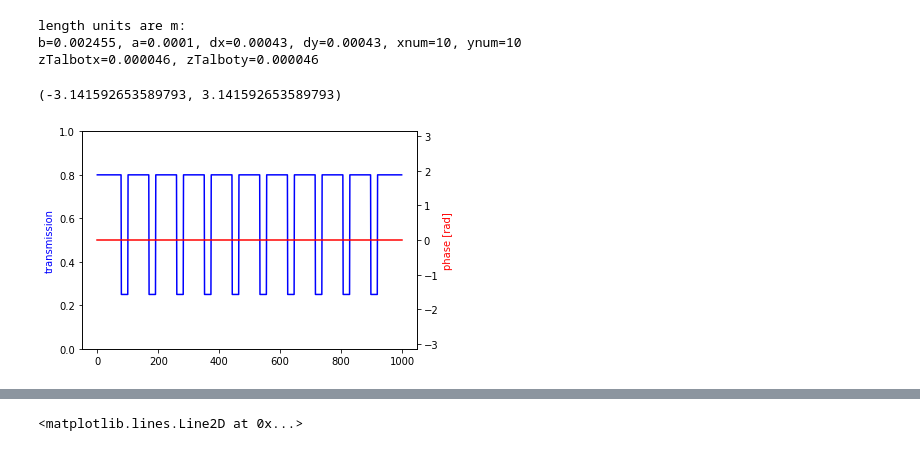
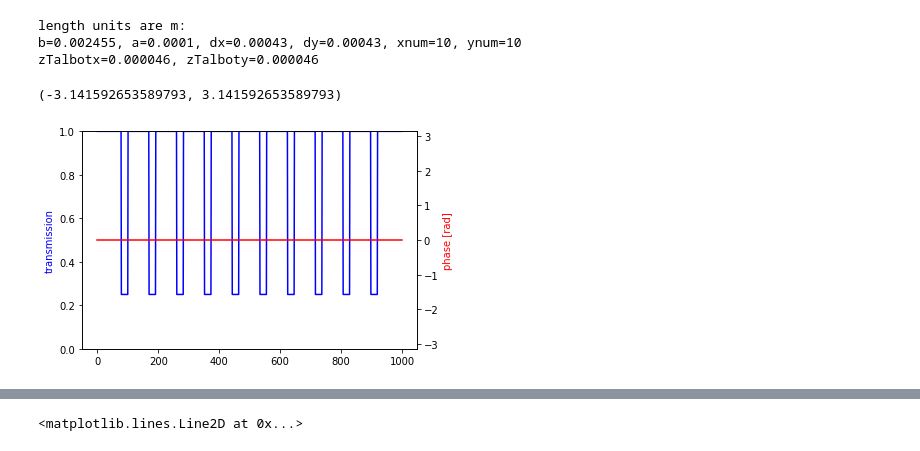
Before and after one commit to prhuft/fourier-optics, a Jupyter notebook: gba/axial_slice.ipynb, the cells around one changed output, grey strips where cells are left out. Drawn from its saved outputs; the diff is of its cells as text; code cells hidden in the pictures.

```diff
--- a/gba/axial_slice.ipynb
+++ b/gba/axial_slice.ipynb
@@ -83,31 +83,31 @@ zTalbotx=0.000046, zTalboty=0.000046
 # %%
 ## create a mask that induces a phase difference between spots and background
 
 pts = 1000
 phi_std=None # [rad]
 pos_std=None
 r_aper = .75 # aperture reflectivity
-t_plate = 0.8 # plate transmissivity
+t_plate = 1 # plate transmissivity
 
 # the mask with desired transmission properties
 mask, x0pts, w = spot_mask(xnum1, ynum1, a, dx, dy, pts, phi_std=phi_std, pos_std=pos_std, aperture=1-r_aper, plate=t_plate)
 
 field0 = mask
 
 fig,ax1 = plt.subplots()
 ax1.plot(range(pts), abs(field0[800,:]),color='blue')
 ax1.set_ylabel("transmission",color='blue')
 ax1.set_ylim((0,1))
 
 ax2 = ax1.twinx()
 ax2.plot(range(pts), angle(field0[800,:]),color='red')
 ax2.set_ylabel("phase [rad]",color='red')
 ax2.set_ylim((-pi,pi))
 
 # plt.imshow(real(conjugate(field0)*field0))
 # %% [output]
 (-3.141592653589793, 3.141592653589793)
-[figure, old version]
+[figure, new version]
 # %%
 help(spot_mask)
 # %% [output]
```
Also changed, not shown: parts of 6 cells of this notebook.
